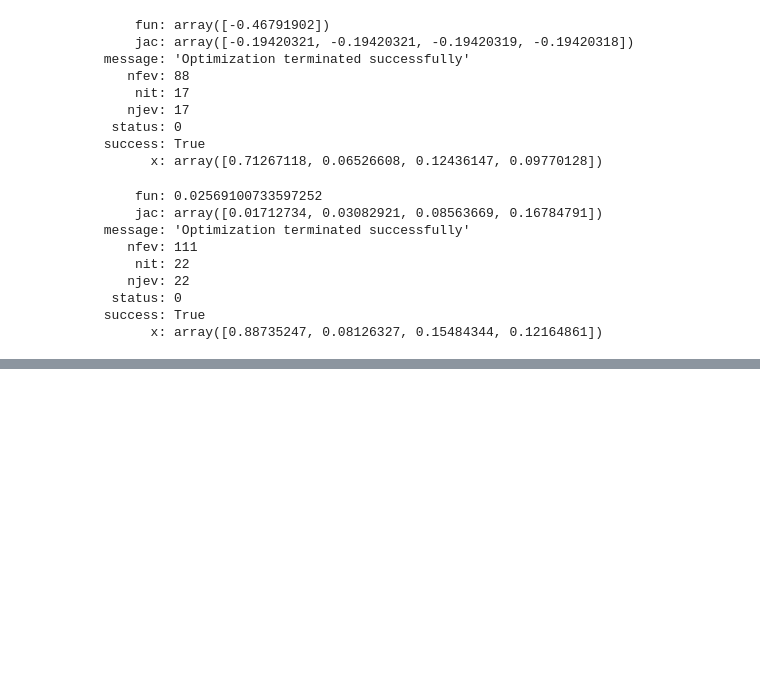
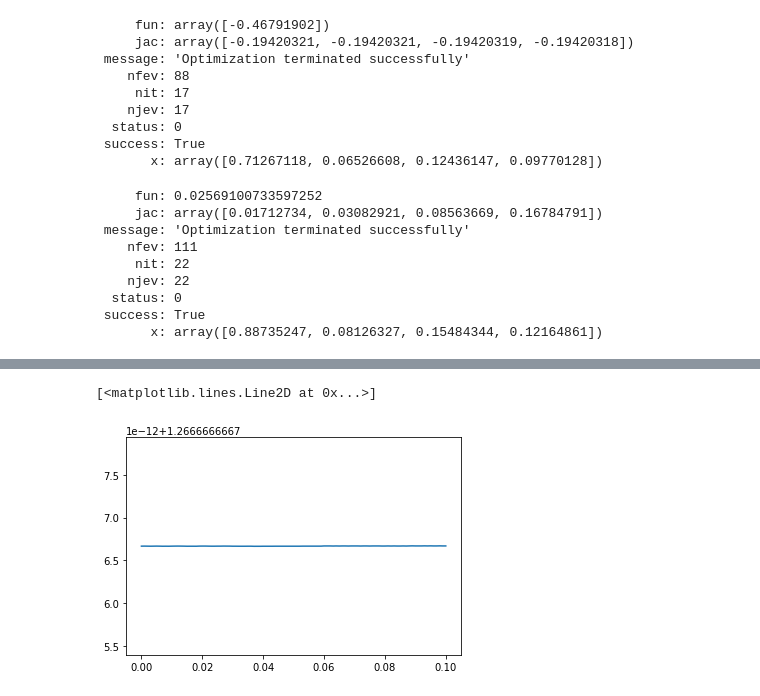
Before and after one commit to akaufman22/CQF, a Jupyter notebook: M2/MPT.ipynb, the cells around one changed output, grey strips where cells are left out. Saved outputs shown, nothing was run; the diff lists cells and outputs as text; code cells hidden in the pictures; blank space fills up the shorter version.

```diff
--- a/M2/MPT.ipynb
+++ b/M2/MPT.ipynb
@@ -143,0 +261,5 @@ sco.minimize(portfolio_variance, initial_w, method='SLSQP', bounds=bnds, constra
+# %%
+plt.plot(rr, rel_price)
+# %% [output]
+[<matplotlib.lines.Line2D at 0x...>]
+[figure, added]
```
Also changed, not shown: parts of 22 cells of this notebook, 14 other files.
